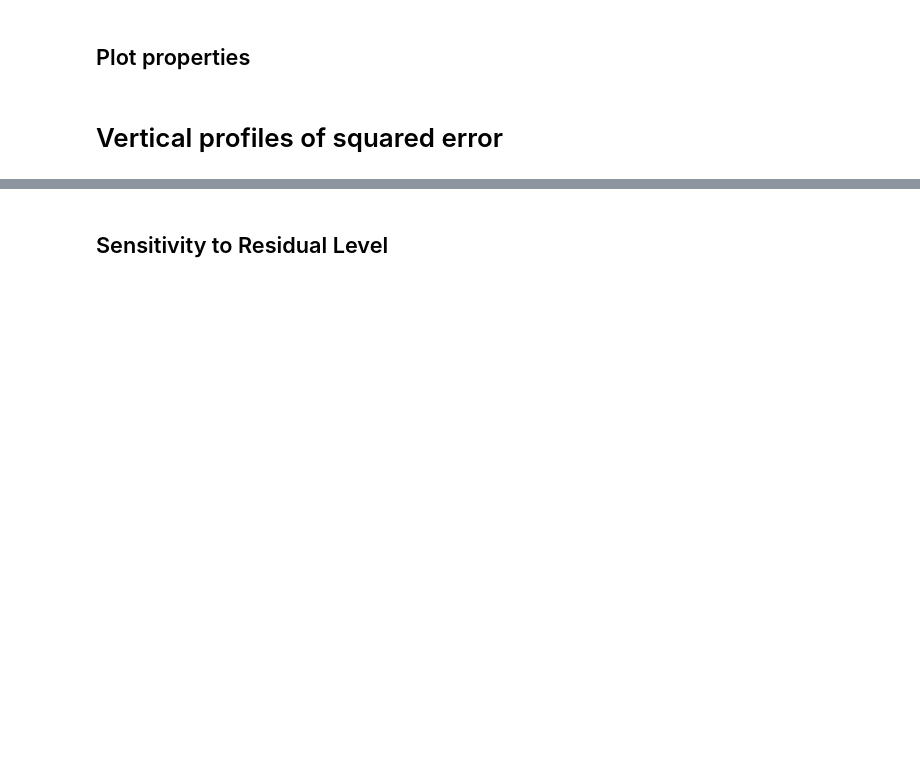
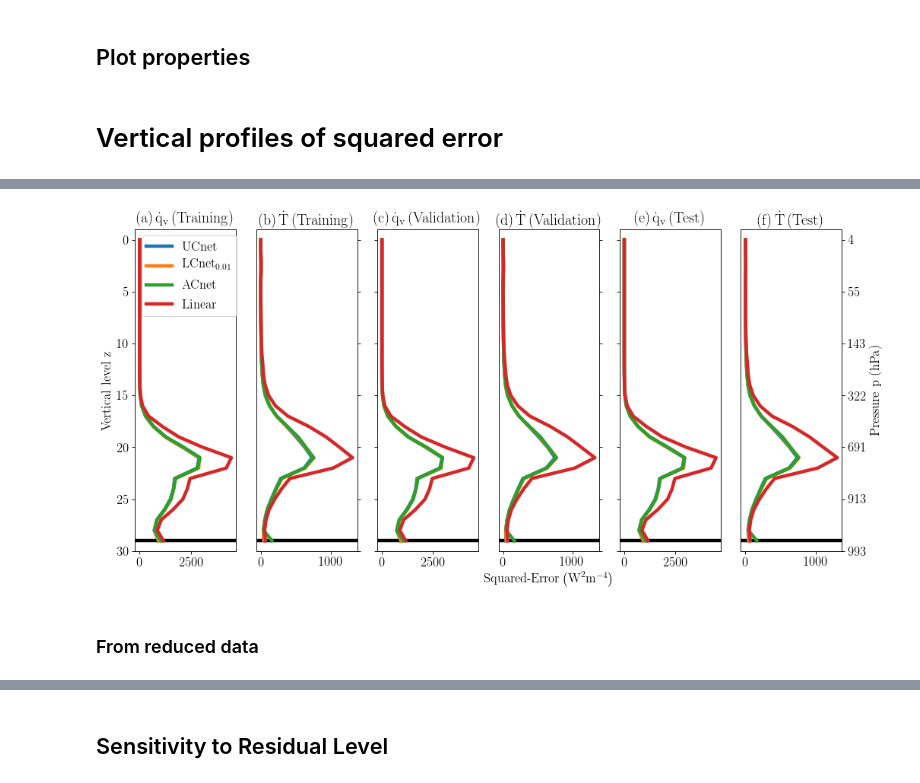
Before and after one commit to wallingTACC/CBRAIN-CAM, a Jupyter notebook: notebooks/tbeucler_devlog/042_Figures_PRL_Submission.ipynb, the cells around one changed output, grey strips where cells are left out. Saved outputs shown, nothing was run; the diff lists cells and outputs as text; code cells hidden in the pictures; blank space fills up the shorter version.

```diff
--- a/notebooks/tbeucler_devlog/042_Figures_PRL_Submission.ipynb
+++ b/notebooks/tbeucler_devlog/042_Figures_PRL_Submission.ipynb
@@ -64,0 +74,8 @@ plt.close('all')
+# %%
+dict_lay = {'SurRadLayer':SurRadLayer,'MassConsLayer':MassConsLayer,'EntConsLayer':EntConsLayer}
+# %%
+NNarray = ['JNNL','JNNL0.01','JNNC','MLRL0']
+NNname = ['$\mathrm{UCnet}$','$\mathrm{LCnet_{0.01}}$','$\mathrm{ACnet}$','$\mathrm{Linear}$']
+DATASET = ['train','valid','test']
+config_fn = '/filer/z-sv-pool12c/t/Tom.Beucler/SPCAM/CBRAIN-CAM/pp_config/8col_rad_tbeucler_local_PostProc.yml'
+data_fn = '/local/Tom.Beucler/SPCAM_PHYS/8col009_01_test.nc'
@@ -64,0 +190,70 @@ plt.close('all')
+# %%
+TITLE = [r'$\mathrm{\left(a\right)\dot{q}_{v}\left(\mathrm{Training}\right)}$',
+         r'$\mathrm{\left(b\right)\dot{T}\left(\mathrm{Training}\right)}$',
+         r'$\mathrm{\left(c\right)\dot{q}_{v}\left(\mathrm{Validation}\right)}$',
+         r'$\mathrm{\left(d\right)\dot{T}\left(\mathrm{Validation}\right)}$',
+         r'$\mathrm{\left(e\right)\dot{q}_{v}\left(\mathrm{Test}\right)}$',
+         r'$\mathrm{\left(f\right)\dot{T}\left(\mathrm{Test}\right)}$']
+YMIN = -1
+YMAX = 30
+# %%
+f = plt.figure(num=None, figsize=(15,7), dpi=80, facecolor='w', edgecolor='k')
+
+ifig = 0
+for j,datas in enumerate(DATASET):
+
+    ### Subplot 1 ###
+    ifig += 1
+    ax = f.add_subplot(1,6,ifig)
+
+    plt.axhline(y=29,color='k',linewidth=lw,zorder=0)
+    for i,nn in enumerate(NNarray):
+
+        ax.plot(MSEv[datas][nn][:30],np.linspace(0,29,num=30),label=NNname[i])
+
+    if ifig==1:
+        plt.legend()
+        plt.ylabel('Vertical level z')
+    plt.ylim((YMIN,YMAX))
+    plt.gca().invert_yaxis()
+    plt.title(TITLE[ifig-1])
+
+    if ifig==5 or ifig==3:
+        plt.draw()
+        # Change y labels to none
+        labels = [item.get_text() for item in ax.get_yticklabels()]
+        for ilab,lab in enumerate(labels):
+            labels[ilab]=''
+        ax.set_yticklabels(labels)
+
+    ### Subplot 2 ###
+    ifig += 1
+    ax = f.add_subplot(1,6,ifig)
+
+    plt.axhline(y=29,color='k',linewidth=lw,zorder=0)
+    for i,nn in enumerate(NNarray):
+        ax.plot(MSEv[datas][nn][90:120],np.linspace(0,29,num=30))
+    plt.ylim((YMIN,YMAX))
+    plt.gca().invert_yaxis()
+    plt.gca().yaxis.tick_right()
+    plt.gca().yaxis.set_label_position("right")
+    if ifig==4:
+        plt.xlabel('$\\textnormal{Squared-Error}\\left(\\textnormal{W}^{2}\\textnormal{m}^{-4}\\right)$')
+    elif ifig==6:
+        plt.ylabel('$\\textnormal{Pressure\\ p\\ \\ensuremath{\\left(\\textnormal{hPa}\\right)}}$')
+    plt.title(TITLE[ifig-1])
+
+    plt.draw()
+    # Change y labels to none
+    labels = [item.get_text() for item in ax.get_yticklabels()]
+    for ilab,lab in enumerate(labels):
+        if ifig==2 or ifig==4: labels[ilab]=''
+        elif ifig==6:
+            IND = min(29,max(0,int(float(labels[ilab][1:-1]))))
+            labels[ilab]=str('%01.0f'%coor.lev[IND].values)
+    ax.set_yticklabels(labels)
+
+# Save figure
+# plt.savefig('Fig4.pdf',format='pdf')
+# %% [output]
+[figure, added]
@@ -64,0 +268,2 @@ plt.close('all')
+# %% [markdown]
+### From reduced data
```
Also changed, not shown: parts of 42 cells of this notebook, 21 other files.
